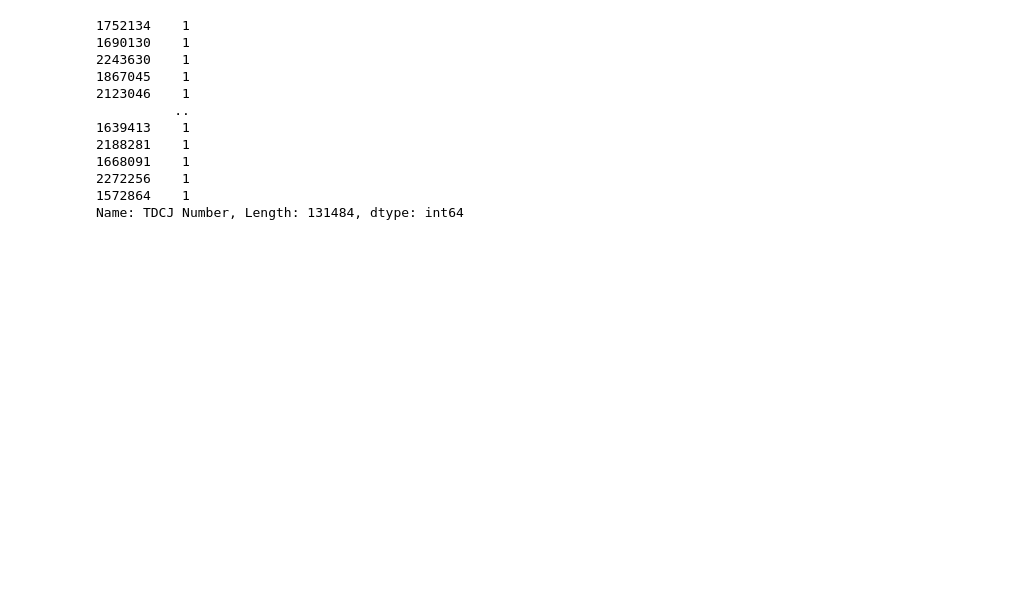
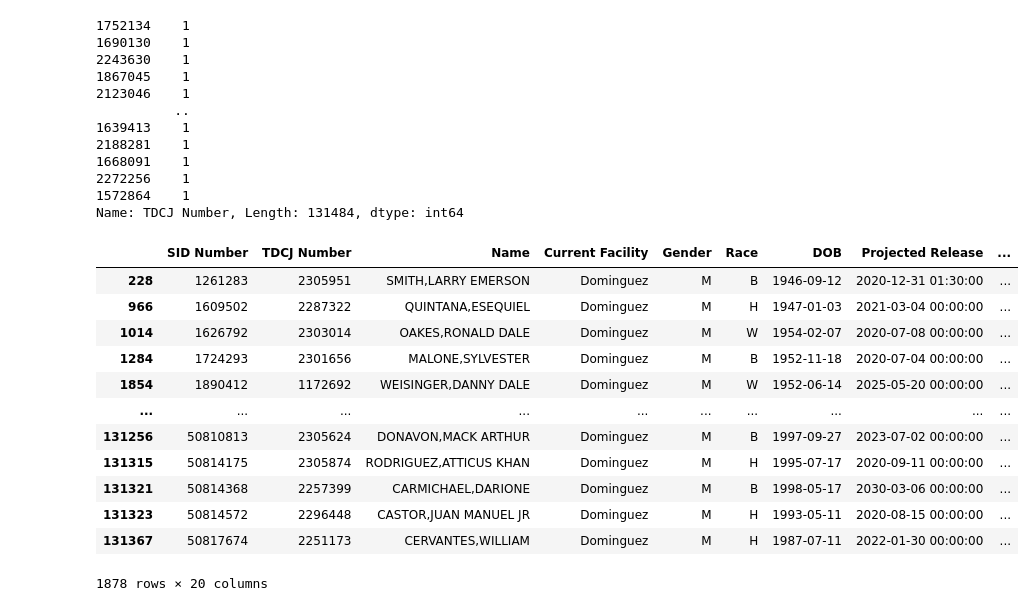
Before and after one commit to ldhagen/Prison_Notebook, a Jupyter notebook: Texas_Prisoners.ipynb, the cells around one changed output. Saved outputs shown, nothing was run; the diff lists cells and outputs as text; code cells hidden in the pictures; blank space fills up the shorter version.

```diff
--- a/Texas_Prisoners.ipynb
+++ b/Texas_Prisoners.ipynb
@@ -156,3 +156,19 @@ a['TDCJ Number'].value_counts()
 2272256    1
 1572864    1
 Name: TDCJ Number, Length: 131484, dtype: int64
+# %%
+a[a['Current Facility'] == 'Dominguez']
+# %% [output]
+|  | SID Number | TDCJ Number | Name | Current Facility | Gender | Race | DOB | Projected Release | ... |
+| 228 | 1261283 | 2305951 | SMITH,LARRY EMERSON | Dominguez | M | B | 1946-09-12 | 2020-12-31 01:30:00 | ... |
+| 966 | 1609502 | 2287322 | QUINTANA,ESEQUIEL | Dominguez | M | H | 1947-01-03 | 2021-03-04 00:00:00 | ... |
+| 1014 | 1626792 | 2303014 | OAKES,RONALD DALE | Dominguez | M | W | 1954-02-07 | 2020-07-08 00:00:00 | ... |
+| 1284 | 1724293 | 2301656 | MALONE,SYLVESTER | Dominguez | M | B | 1952-11-18 | 2020-07-04 00:00:00 | ... |
+| 1854 | 1890412 | 1172692 | WEISINGER,DANNY DALE | Dominguez | M | W | 1952-06-14 | 2025-05-20 00:00:00 | ... |
+| ... | ... | ... | ... | ... | ... | ... | ... | ... | ... |
+| 131256 | 50810813 | 2305624 | DONAVON,MACK ARTHUR | Dominguez | M | B | 1997-09-27 | 2023-07-02 00:00:00 | ... |
+| 131315 | 50814175 | 2305874 | RODRIGUEZ,ATTICUS KHAN | Dominguez | M | H | 1995-07-17 | 2020-09-11 00:00:00 | ... |
+| 131321 | 50814368 | 2257399 | CARMICHAEL,DARIONE | Dominguez | M | B | 1998-05-17 | 2030-03-06 00:00:00 | ... |
+| 131323 | 50814572 | 2296448 | CASTOR,JUAN MANUEL JR | Dominguez | M | H | 1993-05-11 | 2020-08-15 00:00:00 | ... |
+| 131367 | 50817674 | 2251173 | CERVANTES,WILLIAM | Dominguez | M | H | 1987-07-11 | 2022-01-30 00:00:00 | ... |
+1878 rows × 20 columns
```
Also changed, not shown: parts of 4 cells of this notebook.
